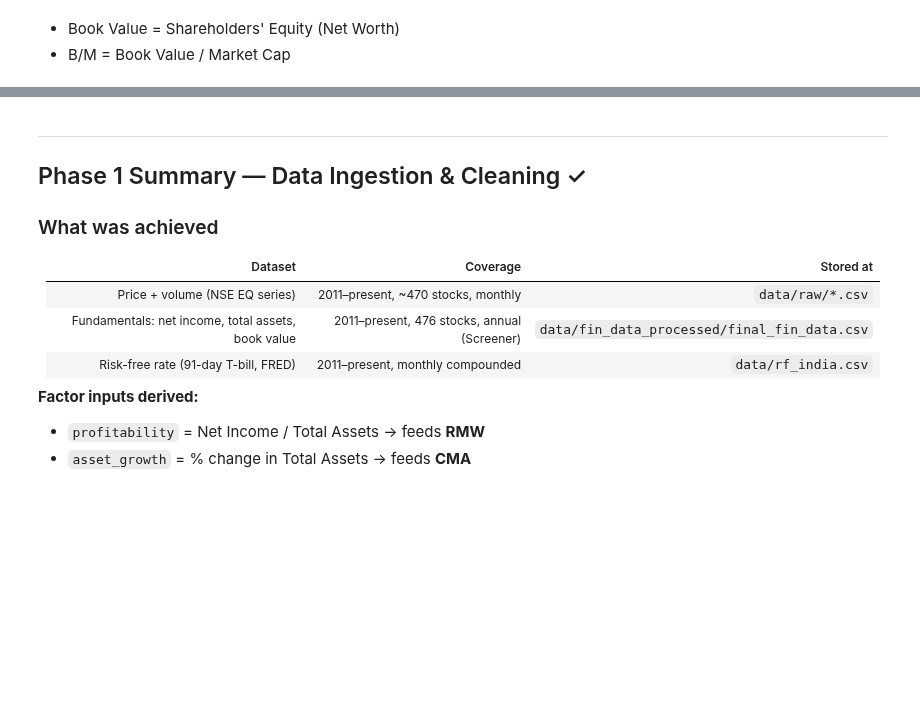
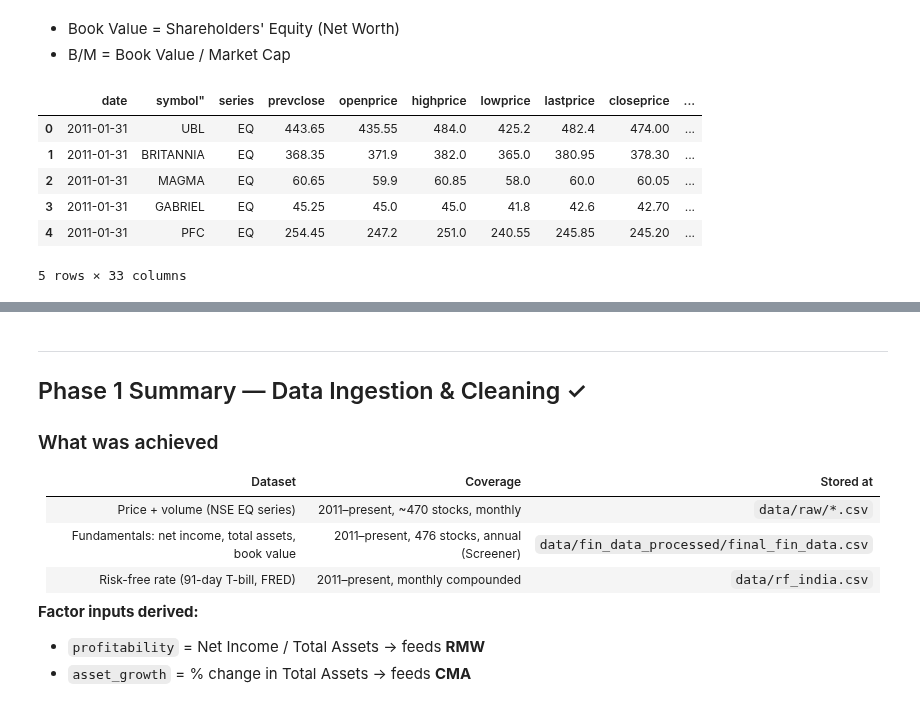
Before and after one commit to Jay-K28/Fama-French-model, a Jupyter notebook: notebooks/01_data_ingestion_and_cleaning.ipynb, the cells around one changed output, grey strips where cells are left out. Drawn from its saved outputs; the diff is of its cells as text; code cells hidden in the pictures; blank space fills up the shorter version.

```diff
--- a/notebooks/01_data_ingestion_and_cleaning.ipynb
+++ b/notebooks/01_data_ingestion_and_cleaning.ipynb
@@ -1401,3 +1643,13 @@ Stocks with shares: 244
 # %% [markdown]
 * Book Value = Shareholders' Equity (Net Worth)
 * B/M = Book Value / Market Cap
+# %%
+final.head()
+# %% [output]
+|  | date | symbol" | series | prevclose | openprice | highprice | lowprice | lastprice | closeprice | ... |
+| 0 | 2011-01-31 | UBL | EQ | 443.65 | 435.55 | 484.0 | 425.2 | 482.4 | 474.00 | ... |
+| 1 | 2011-01-31 | BRITANNIA | EQ | 368.35 | 371.9 | 382.0 | 365.0 | 380.95 | 378.30 | ... |
+| 2 | 2011-01-31 | MAGMA | EQ | 60.65 | 59.9 | 60.85 | 58.0 | 60.0 | 60.05 | ... |
+| 3 | 2011-01-31 | GABRIEL | EQ | 45.25 | 45.0 | 45.0 | 41.8 | 42.6 | 42.70 | ... |
+| 4 | 2011-01-31 | PFC | EQ | 254.45 | 247.2 | 251.0 | 240.55 | 245.85 | 245.20 | ... |
+5 rows × 33 columns
```
Also changed, not shown: parts of 50 cells of this notebook, 21 other files.
